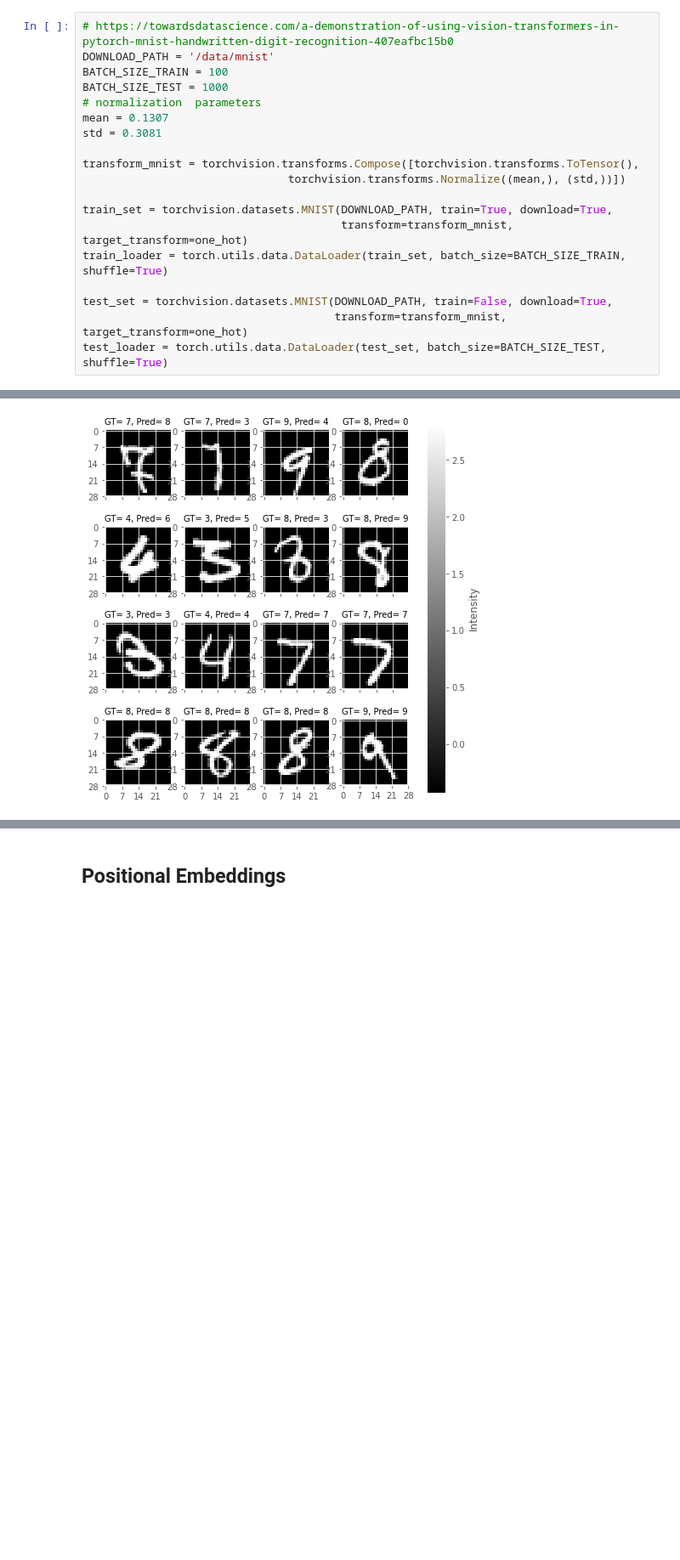
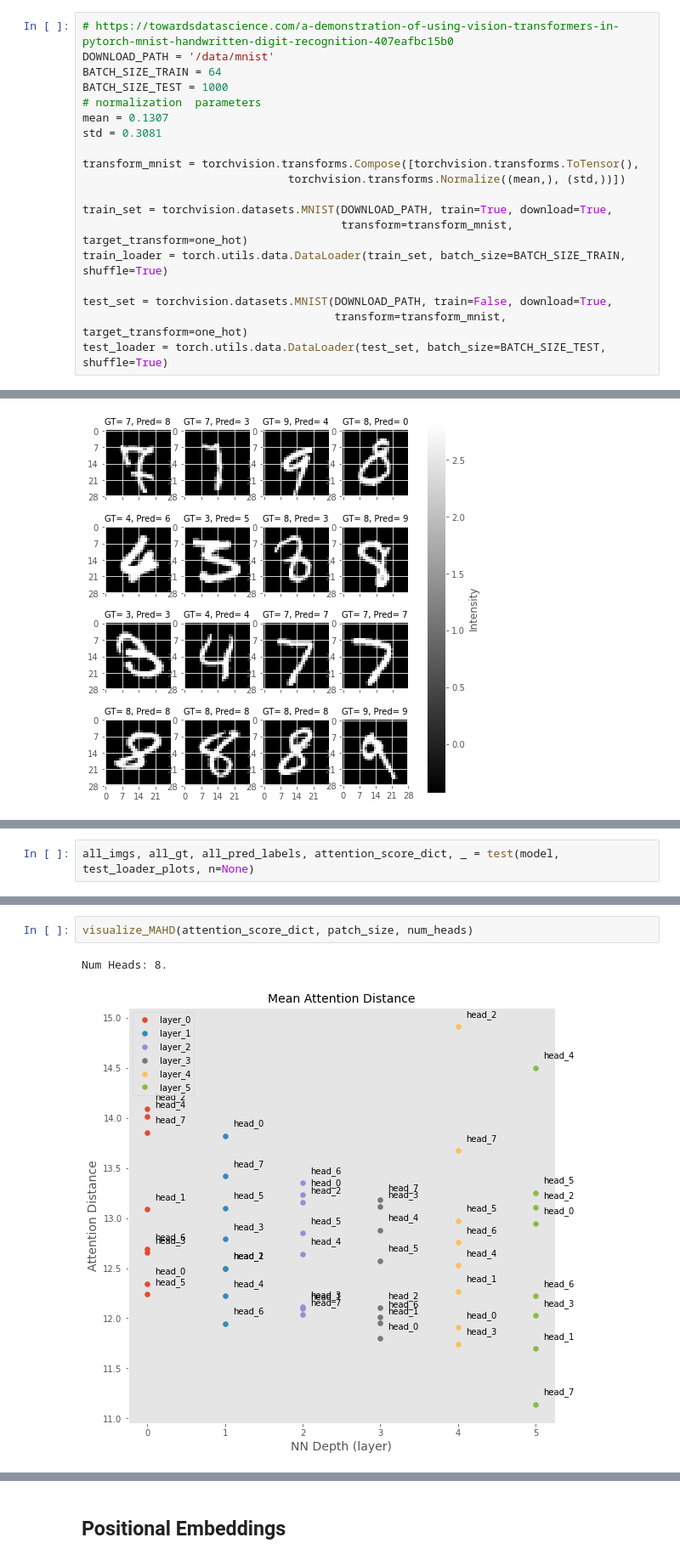
Before and after one commit to carolinamcg/Vision-Transformer, a Jupyter notebook: MNIST/MNIST_MyViT.ipynb, the cells around one changed output, grey strips where cells are left out. Shown at 85% size. Cells and saved outputs as stored; diff of their text form; blank space fills up the shorter version.

```diff
--- a/MNIST/MNIST_MyViT.ipynb
+++ b/MNIST/MNIST_MyViT.ipynb
@@ -74,7 +74,7 @@ def one_hot(target):
 # %%
 # https://towardsdatascience.com/a-demonstration-of-using-vision-transformers-in-pytorch-mnist-handwritten-digit-recognition-407eafbc15b0
 DOWNLOAD_PATH = '/data/mnist'
-BATCH_SIZE_TRAIN = 100
+BATCH_SIZE_TRAIN = 64
 BATCH_SIZE_TEST = 1000
 # normalization  parameters
 mean = 0.1307
@@ -396,0 +481,2 @@ visualize_imgs(ex_imgs, ex_gt, pred_labels)
+# %%
+all_imgs, all_gt, all_pred_labels, attention_score_dict, _ = test(model, test_loader_plots, n=None)
@@ -397,3 +491,8 @@ visualize_imgs(ex_imgs, ex_gt, pred_labels)
+# %%
+visualize_MAHD(attention_score_dict, patch_size, num_heads)
+# %% [output]
+Num Heads: 8.
+[figure, added]
 # %% [markdown]
 ## Attention Rollout
 
```
Also changed, not shown: parts of 14 cells of this notebook.
